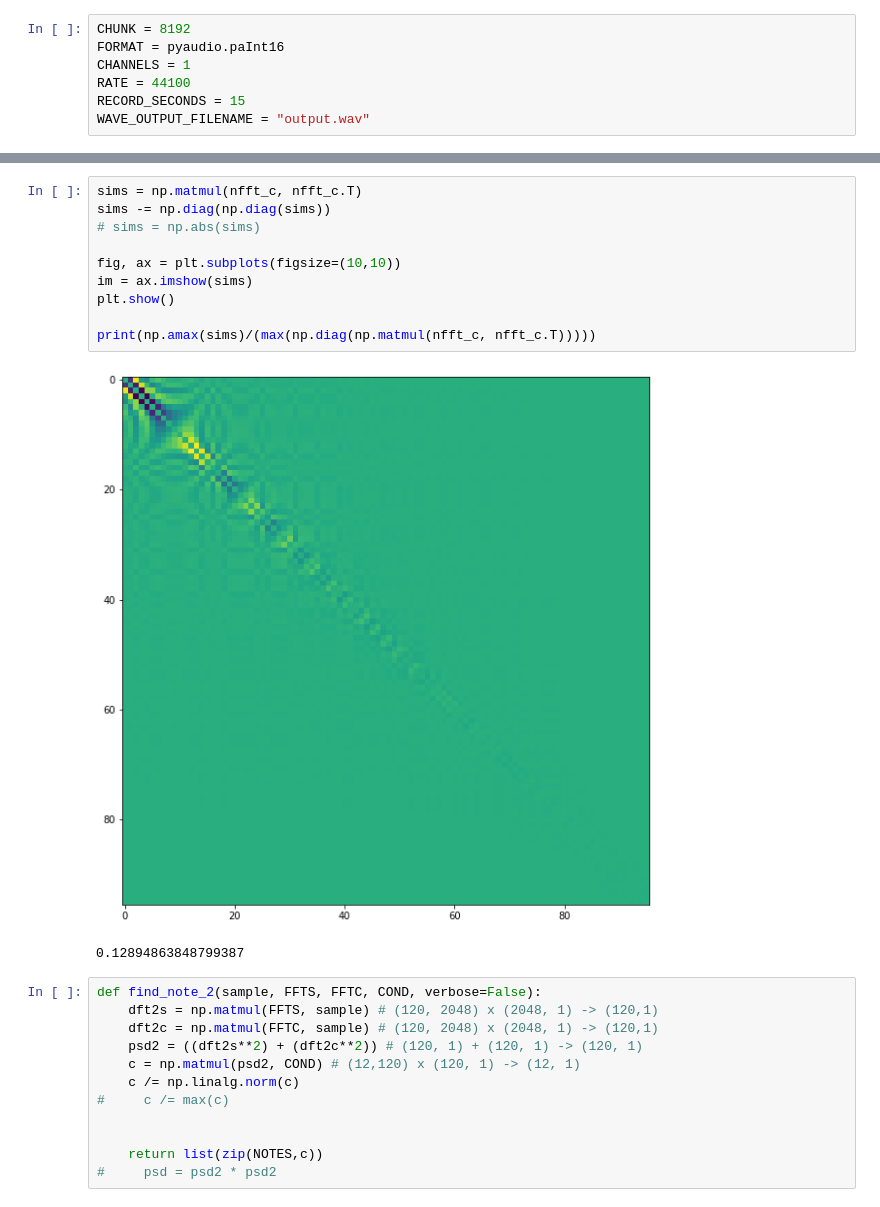
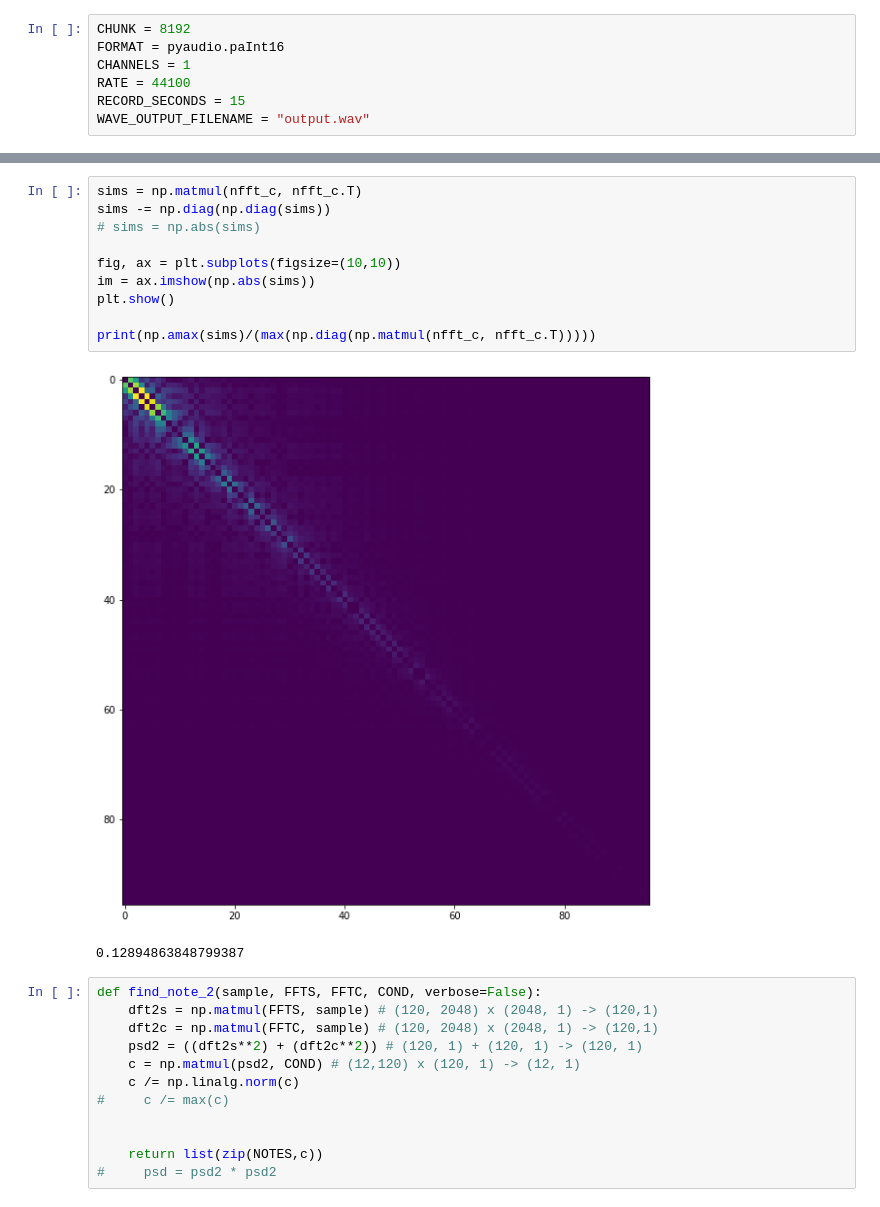
Before and after one commit to amanj120/wav_work, a Jupyter notebook: fft.ipynb, the cells around one changed output, grey strips where cells are left out. Cells and saved outputs as stored; diff of their text form.

```diff
--- a/fft.ipynb
+++ b/fft.ipynb
@@ -99,15 +99,15 @@ highest granularity needed: 7.6756894297203e-06
 # %%
 sims = np.matmul(nfft_c, nfft_c.T)
 sims -= np.diag(np.diag(sims))
 # sims = np.abs(sims)
 
 fig, ax = plt.subplots(figsize=(10,10))
-im = ax.imshow(sims)
+im = ax.imshow(np.abs(sims))
 plt.show()
 
 print(np.amax(sims)/(max(np.diag(np.matmul(nfft_c, nfft_c.T)))))
 # %% [output]
-[figure, old version]
+[figure, new version]
 0.12894863848799387
 # %%
 def find_note_2(sample, FFTS, FFTC, COND, verbose=False):
```
Also changed, not shown: parts of 2 cells of this notebook, 3 other files.
